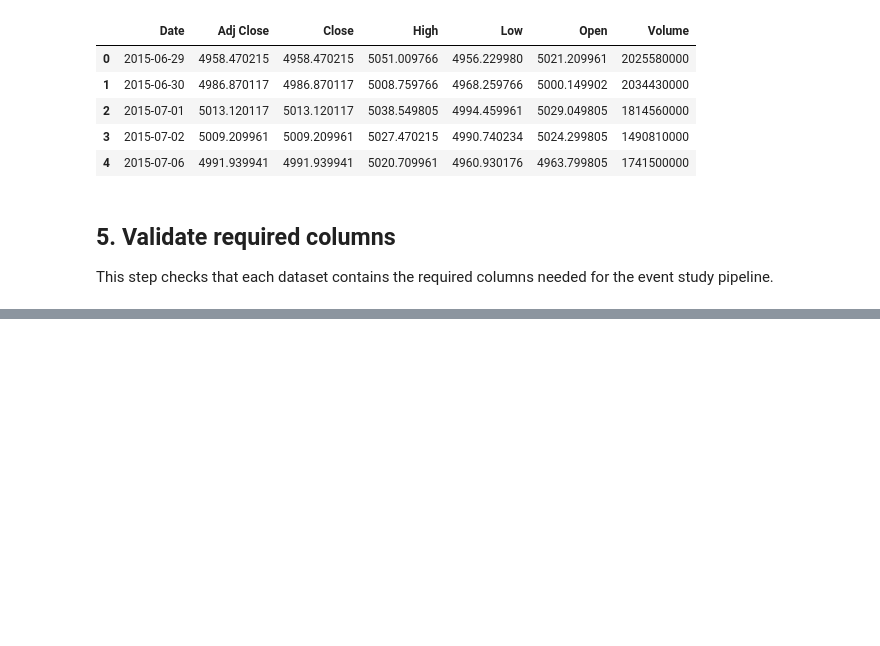
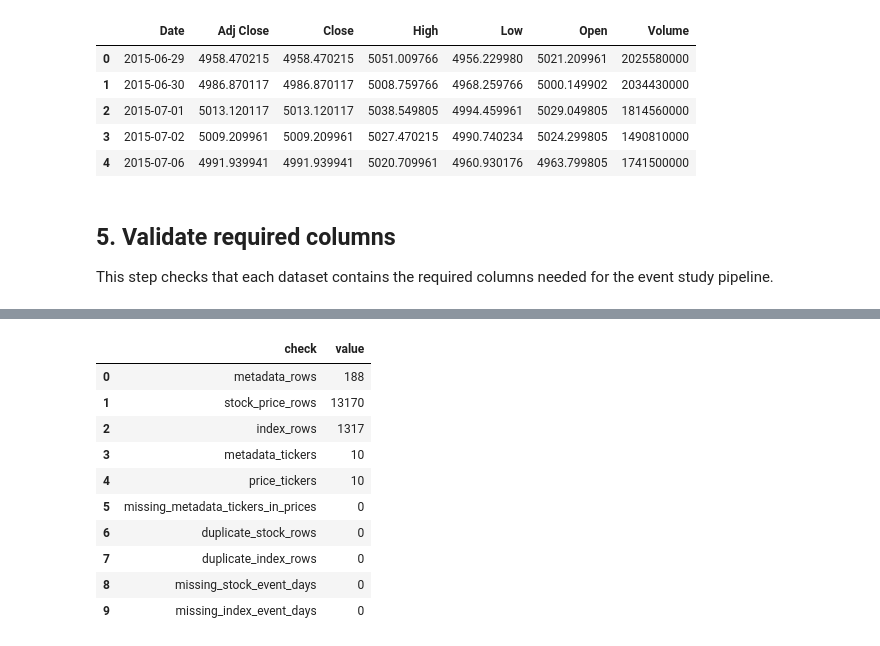
Before and after one commit to Tee-Time-Software-Solutions/NASDAQ-NLP, a Jupyter notebook: notebooks/02_validate_market_data.ipynb, the cells around one changed output, grey strips where cells are left out. Drawn from its saved outputs; the diff is of its cells as text; code cells hidden in the pictures; blank space fills up the shorter version.

```diff
--- a/notebooks/02_validate_market_data.ipynb
+++ b/notebooks/02_validate_market_data.ipynb
@@ -93,0 +189,13 @@ This step checks that each dataset contains the required columns needed for the
+# %%
+metadata_tickers = set(metadata["ticker"].dropna().astype(str).str.strip().unique())
+price_tickers = set(prices["ticker"].dropna().astype(str).str.strip().unique())
+
+missing_in_prices = sorted(metadata_tickers - price_tickers)
+extra_in_prices = sorted(price_tickers - metadata_tickers)
+
+print("Tickers in metadata:", len(metadata_tickers))
+print("Tickers in prices:", len(price_tickers))
+print("Missing in prices:", missing_in_prices)
+print("Extra in prices:", extra_in_prices)
+
+assert len(missing_in_prices) == 0, f"Some metadata tickers are missing in prices: {missing_in_prices}"
@@ -93,0 +267,12 @@ This step checks that each dataset contains the required columns needed for the
+# %%
+index_dates = set(index_df["Date"].dt.normalize())
+
+event_check["index_available"] = event_check["event_trading_day_final"].apply(
+    lambda d: d in index_dates
+)
+
+missing_index_event_days = event_check.loc[~event_check["index_available"]].copy()
+
+print("Events missing index data on event trading day:", len(missing_index_event_days))
+
+display(missing_index_event_days.head(20))
@@ -93,0 +358,28 @@ This step checks that each dataset contains the required columns needed for the
+# %%
+summary = {
+    "metadata_rows": len(metadata),
+    "stock_price_rows": len(prices),
+    "index_rows": len(index_df),
+    "metadata_tickers": len(metadata_tickers),
+    "price_tickers": len(price_tickers),
+    "missing_metadata_tickers_in_prices": len(missing_in_prices),
+    "duplicate_stock_rows": duplicate_price_rows,
+    "duplicate_index_rows": duplicate_index_rows,
+    "missing_stock_event_days": len(missing_stock_event_days),
+    "missing_index_event_days": len(missing_index_event_days),
+}
+
+summary_df = pd.DataFrame(summary.items(), columns=["check", "value"])
+display(summary_df)
+# %% [output]
+|  | check | value |
+| 0 | metadata_rows | 188 |
+| 1 | stock_price_rows | 13170 |
+| 2 | index_rows | 1317 |
+| 3 | metadata_tickers | 10 |
+| 4 | price_tickers | 10 |
+| 5 | missing_metadata_tickers_in_prices | 0 |
+| 6 | duplicate_stock_rows | 0 |
+| 7 | duplicate_index_rows | 0 |
+| 8 | missing_stock_event_days | 0 |
+| 9 | missing_index_event_days | 0 |
```
Also changed, not shown: parts of 25 cells of this notebook, 2 other files.
